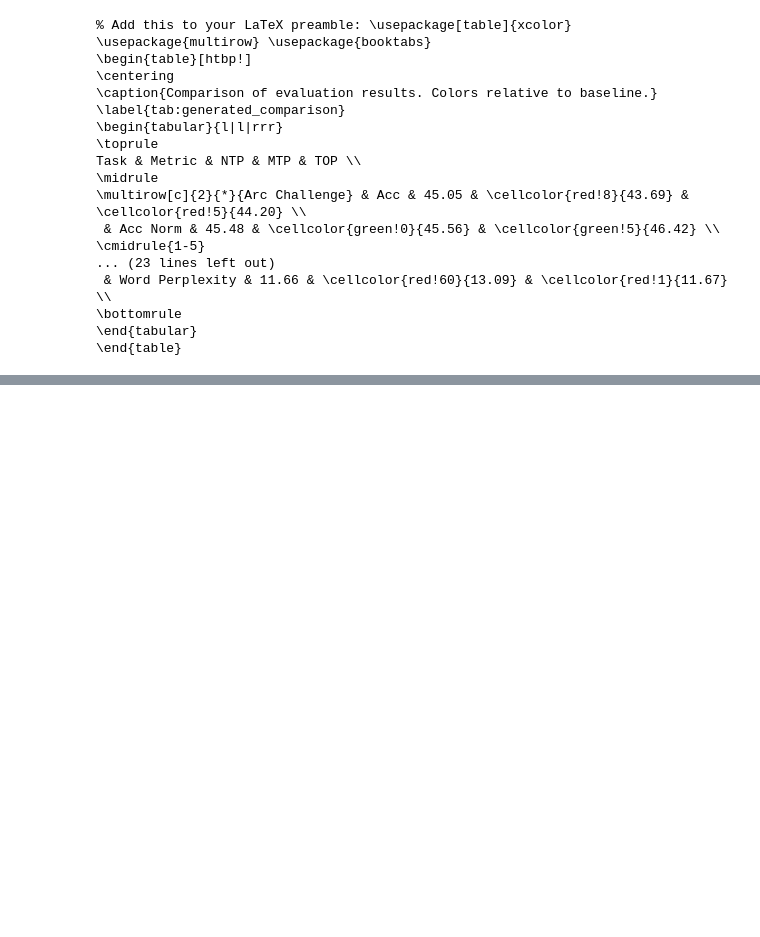
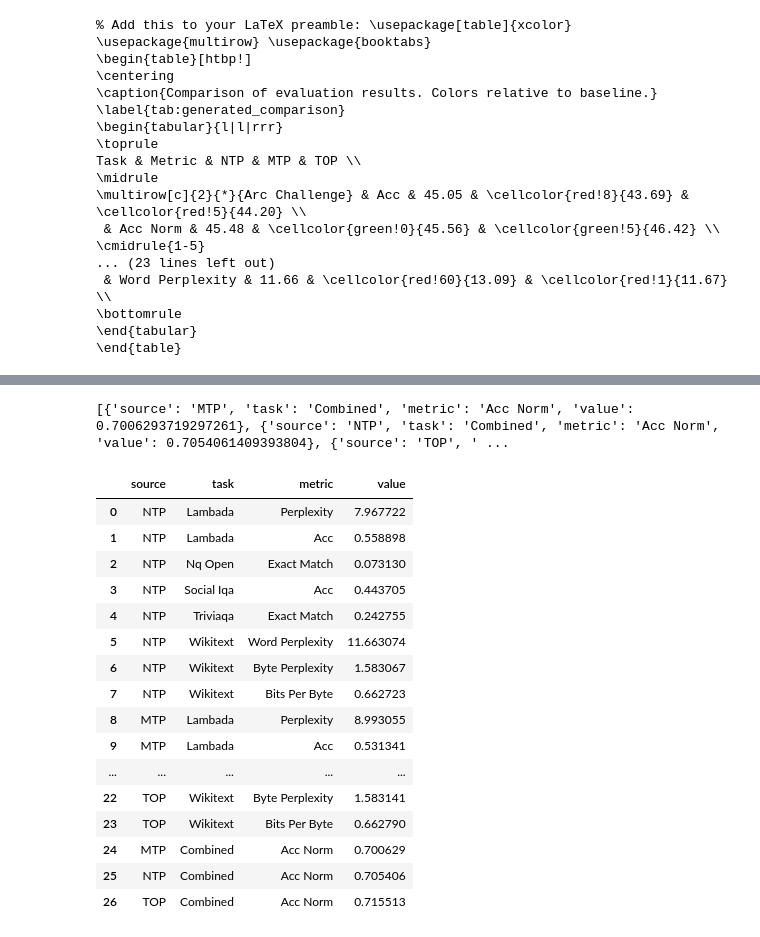
Before and after one commit to Erland366/paper_plotting, a Jupyter notebook: top_projects/plot.ipynb, the cells around one changed output, grey strips where cells are left out. Saved outputs shown, nothing was run; the diff lists cells and outputs as text; code cells hidden in the pictures; blank space fills up the shorter version.

```diff
--- a/top_projects/plot.ipynb
+++ b/top_projects/plot.ipynb
@@ -327,0 +758,42 @@ Task & Metric & NTP & MTP & TOP \\
+# %%
+# Add new row
+# new_row = {
+#     "source" : "Combined",
+#     "task"
+# }
+new_values = df[df["task"].isin(combined_task)][(df["metric"] == "Acc Norm")].groupby("source")["value"].mean().to_dict()
+new_rows = [
+    {
+        "source": key,
+        "task": "Combined",
+        "metric": "Acc Norm",
+        "value": value
+    }
+    for key, value in new_values.items()
+]
+# %% [output]
+[{'source': 'MTP', 'task': 'Combined', 'metric': 'Acc Norm', 'value': 0.7006293719297261}, {'source': 'NTP', 'task': 'Combined', 'metric': 'Acc Norm', 'value': 0.7054061409393804}, {'source': 'TOP', ' ...
+# %%
+dropped_df = df.drop(df[df["task"].isin(combined_task)].index)
+# %%
+concat_df = pd.concat([dropped_df, pd.DataFrame(new_rows)], ignore_index=True)
+# %%
+concat_df
+# %% [output]
+|  | source | task | metric | value |
+| 0 | NTP | Lambada | Perplexity | 7.967722 |
+| 1 | NTP | Lambada | Acc | 0.558898 |
+| 2 | NTP | Nq Open | Exact Match | 0.073130 |
+| 3 | NTP | Social Iqa | Acc | 0.443705 |
+| 4 | NTP | Triviaqa | Exact Match | 0.242755 |
+| 5 | NTP | Wikitext | Word Perplexity | 11.663074 |
+| 6 | NTP | Wikitext | Byte Perplexity | 1.583067 |
+| 7 | NTP | Wikitext | Bits Per Byte | 0.662723 |
+| 8 | MTP | Lambada | Perplexity | 8.993055 |
+| 9 | MTP | Lambada | Acc | 0.531341 |
+| ... | ... | ... | ... | ... |
+| 22 | TOP | Wikitext | Byte Perplexity | 1.583141 |
+| 23 | TOP | Wikitext | Bits Per Byte | 0.662790 |
+| 24 | MTP | Combined | Acc Norm | 0.700629 |
+| 25 | NTP | Combined | Acc Norm | 0.705406 |
+| 26 | TOP | Combined | Acc Norm | 0.715513 |
```
Also changed, not shown: parts of 12 cells of this notebook, 1 other file.
